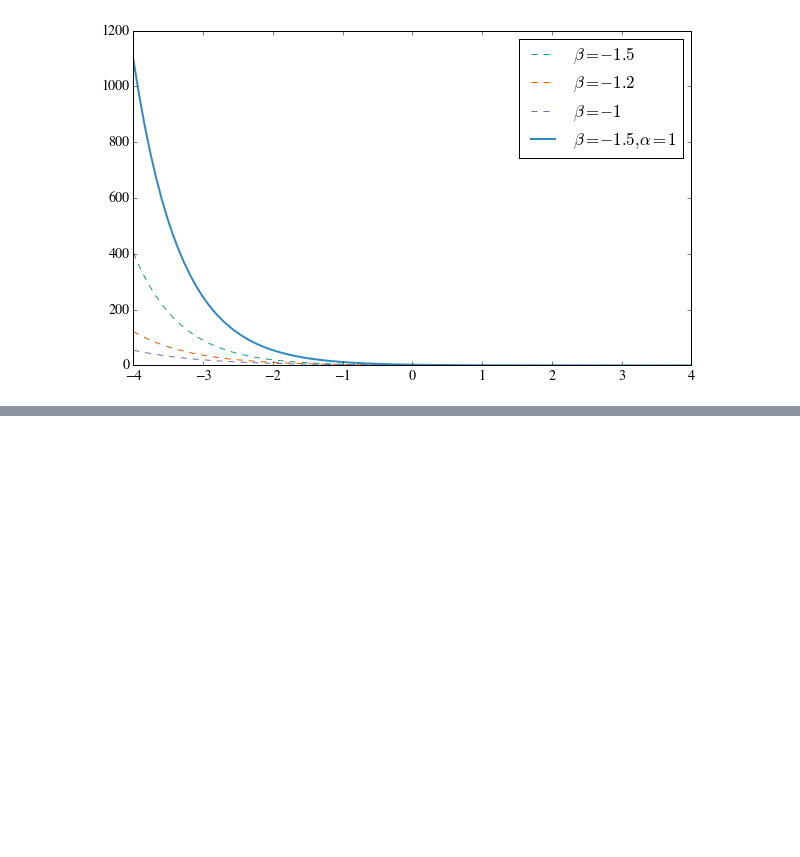
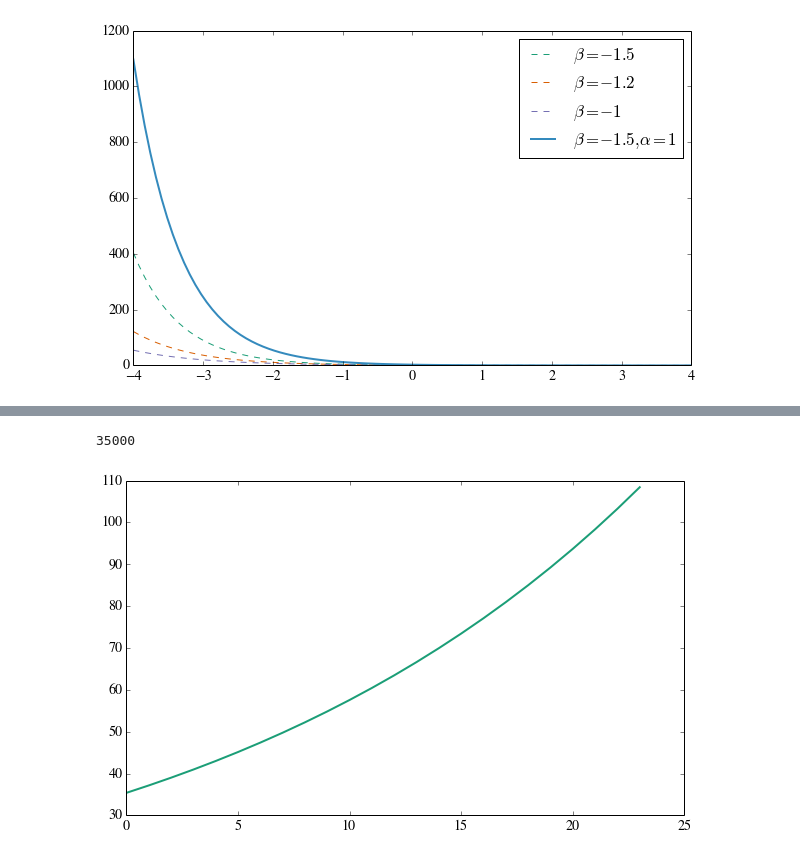
Before and after one commit to fraser-campbell/Machine-Learning-Projects, a Jupyter notebook: Bike Sharing/Bike Sharing.ipynb, the cells around one changed output, grey strips where cells are left out. Saved outputs shown, nothing was run; the diff lists cells and outputs as text; code cells hidden in the pictures; blank space fills up the shorter version.

```diff
--- a/Bike Sharing/Bike Sharing.ipynb
+++ b/Bike Sharing/Bike Sharing.ipynb
@@ -594,13 +597,17 @@ remove_border()
 # %%
-t = np.linspace(hour_norm.min(), hour_norm.max(), 50)[:, None]
+t = np.linspace(hour_norm.min(), hour_norm.max(), 24)[:, None]
 lambda_ =  np.exp(np.dot(beta_samples, t.T) + alpha_samples)
 mean_count_t = lambda_.mean(axis=0)
+plt.plot(mean_count_t)
 
 t = np.linspace(hour_norm.min(), hour_norm.max(), 50)[:, None]
 t2 = np.linspace(hour_2_norm.min(), hour_2_norm.max(), 50)[:, None]
 t3 = np.linspace(hour_3_norm.min(), hour_3_norm.max(), 50)[:, None]
-lambda_3 =  np.exp(np.dot(beta_samples2, t.T) + np.dot(gamma_samples2, t2.T) + np.dot(delta_samples2, t3.T) + alpha_samples2)
+lambda_3 =  np.exp(np.dot(beta_samples2, t.T) + np.dot(gamma_samples2, t2.T) + alpha_samples2)
 mean_count_t_3 = lambda_3.mean(axis=0)
+# %% [output]
+35000
+[figure, added]
 # %%
 plt.plot(t, mean_count_t, lw=3, color = "b", label="average posterior \nprobability of defect")
 plt.plot(t, mean_count_t_3, lw=3, color = "green", label="average posterior \nprobability of defect")
```
Also changed, not shown: parts of 8 cells of this notebook.
